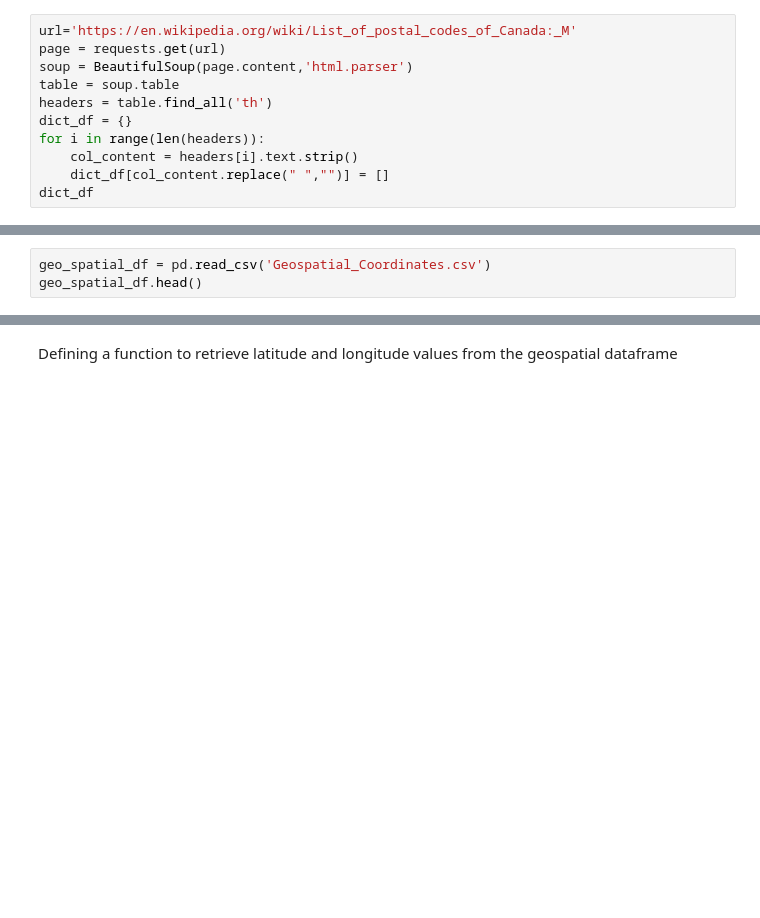
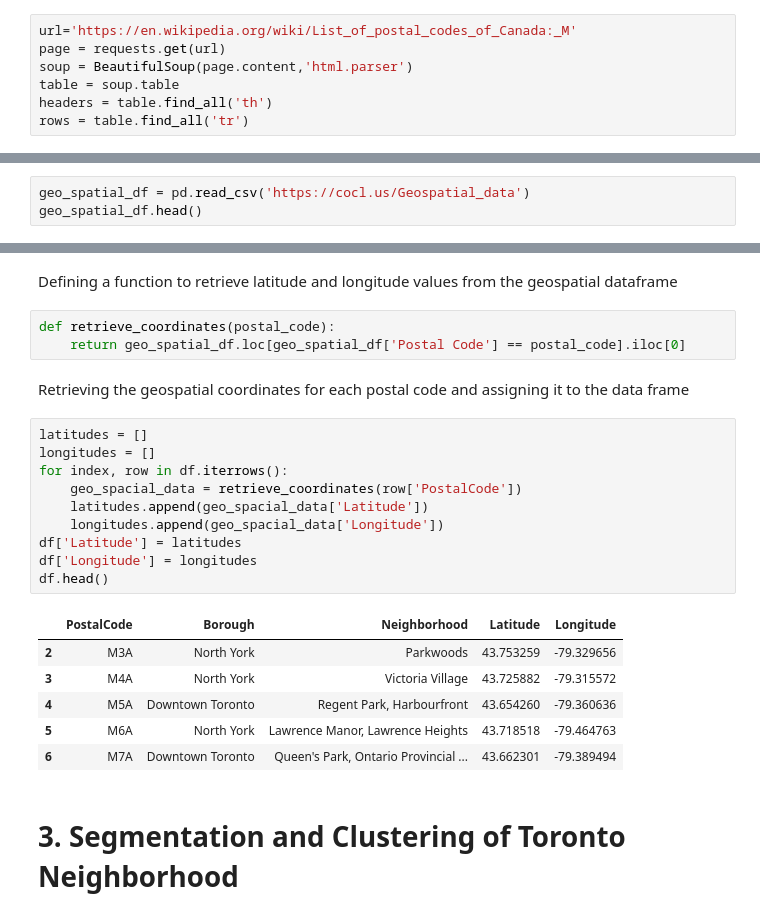
Before and after one commit to saisuhanth/capstone_project, a Jupyter notebook: Toronto Neighborhood Clustering.ipynb, the cells around one changed output, grey strips where cells are left out. Saved outputs shown, nothing was run; the diff lists cells and outputs as text; blank space fills up the shorter version.

Commit message:
Toronto Nieghborhood Clustering

```diff
--- a/Toronto Neighborhood Clustering.ipynb
+++ b/Toronto Neighborhood Clustering.ipynb
@@ -16,8 +16,4 @@ page = requests.get(url)
 soup = BeautifulSoup(page.content,'html.parser')
 table = soup.table
 headers = table.find_all('th')
-dict_df = {}
-for i in range(len(headers)):
-    col_content = headers[i].text.strip()
-    dict_df[col_content.replace(" ","")] = []
-dict_df
+rows = table.find_all('tr')
@@ -93,7 +95,7 @@ df.shape
 # %% [markdown]
 <span> Using the 'Geospatial_Coordinates.csv' for fetching geospatial coordinate values</span>
 # %%
-geo_spatial_df = pd.read_csv('Geospatial_Coordinates.csv')
+geo_spatial_df = pd.read_csv('https://cocl.us/Geospatial_data')
 geo_spatial_df.head()
 # %% [output]
 |  | Postal Code | Latitude | Longitude |
@@ -104,3 +106,27 @@ geo_spatial_df.head()
 | 4 | M1H | 43.773136 | -79.239476 |
 # %% [markdown]
 Defining a function to retrieve latitude and longitude values from the geospatial dataframe
+# %%
+def retrieve_coordinates(postal_code):
+    return geo_spatial_df.loc[geo_spatial_df['Postal Code'] == postal_code].iloc[0]
+# %% [markdown]
+Retrieving the geospatial coordinates for each postal code and assigning it to the data frame
+# %%
+latitudes = []
+longitudes = []
+for index, row in df.iterrows():
+    geo_spacial_data = retrieve_coordinates(row['PostalCode'])
+    latitudes.append(geo_spacial_data['Latitude'])
+    longitudes.append(geo_spacial_data['Longitude'])
+df['Latitude'] = latitudes
+df['Longitude'] = longitudes
+df.head()
+# %% [output]
+|  | PostalCode | Borough | Neighborhood | Latitude | Longitude |
+| 2 | M3A | North York | Parkwoods | 43.753259 | -79.329656 |
+| 3 | M4A | North York | Victoria Village | 43.725882 | -79.315572 |
+| 4 | M5A | Downtown Toronto | Regent Park, Harbourfront | 43.654260 | -79.360636 |
+| 5 | M6A | North York | Lawrence Manor, Lawrence Heights | 43.718518 | -79.464763 |
+| 6 | M7A | Downtown Toronto | Queen's Park, Ontario Provincial ... | 43.662301 | -79.389494 |
+# %% [markdown]
+# 3. Segmentation and Clustering of Toronto Neighborhood
```
Also changed, not shown: parts of 10 cells of this notebook, 1 other file.
